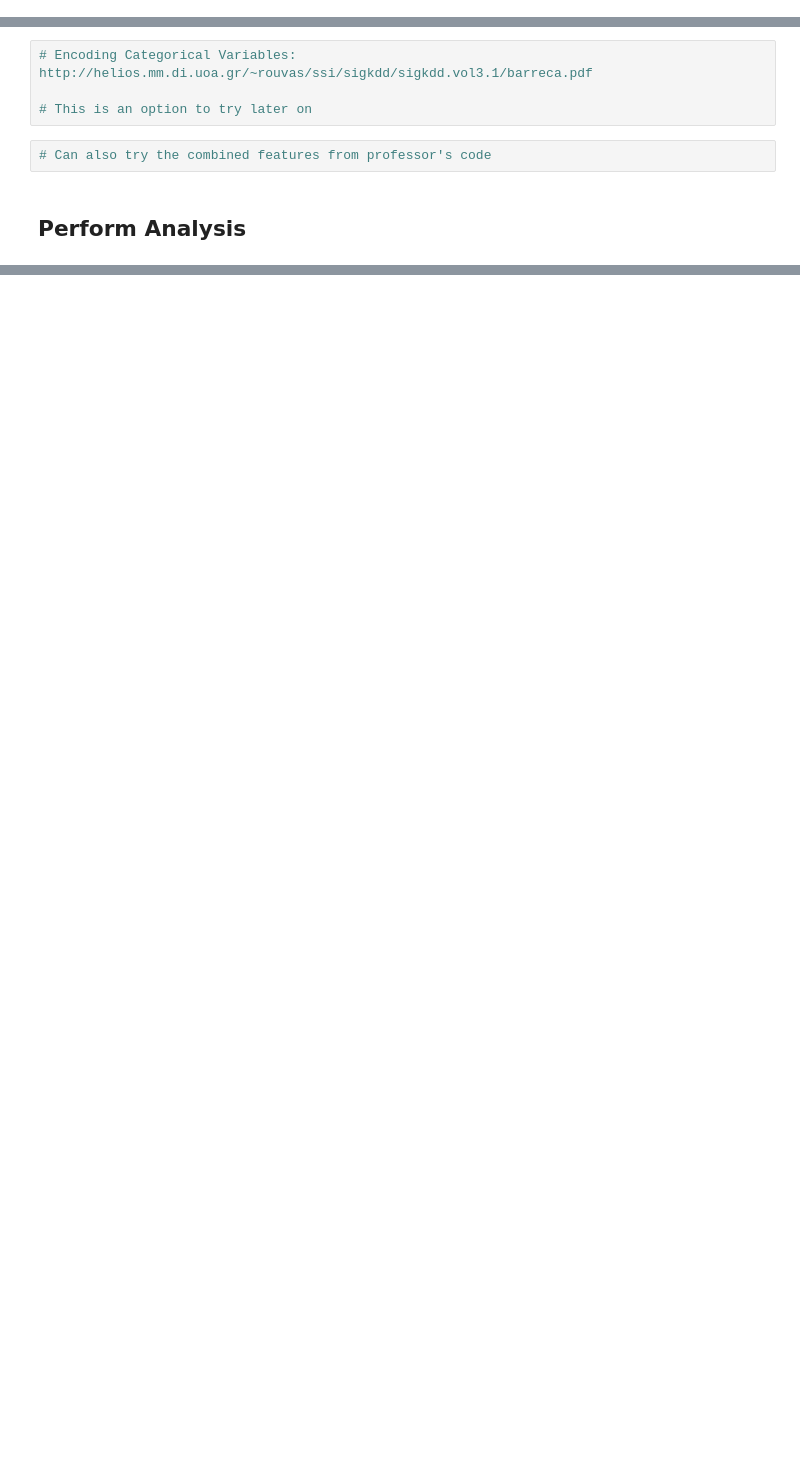
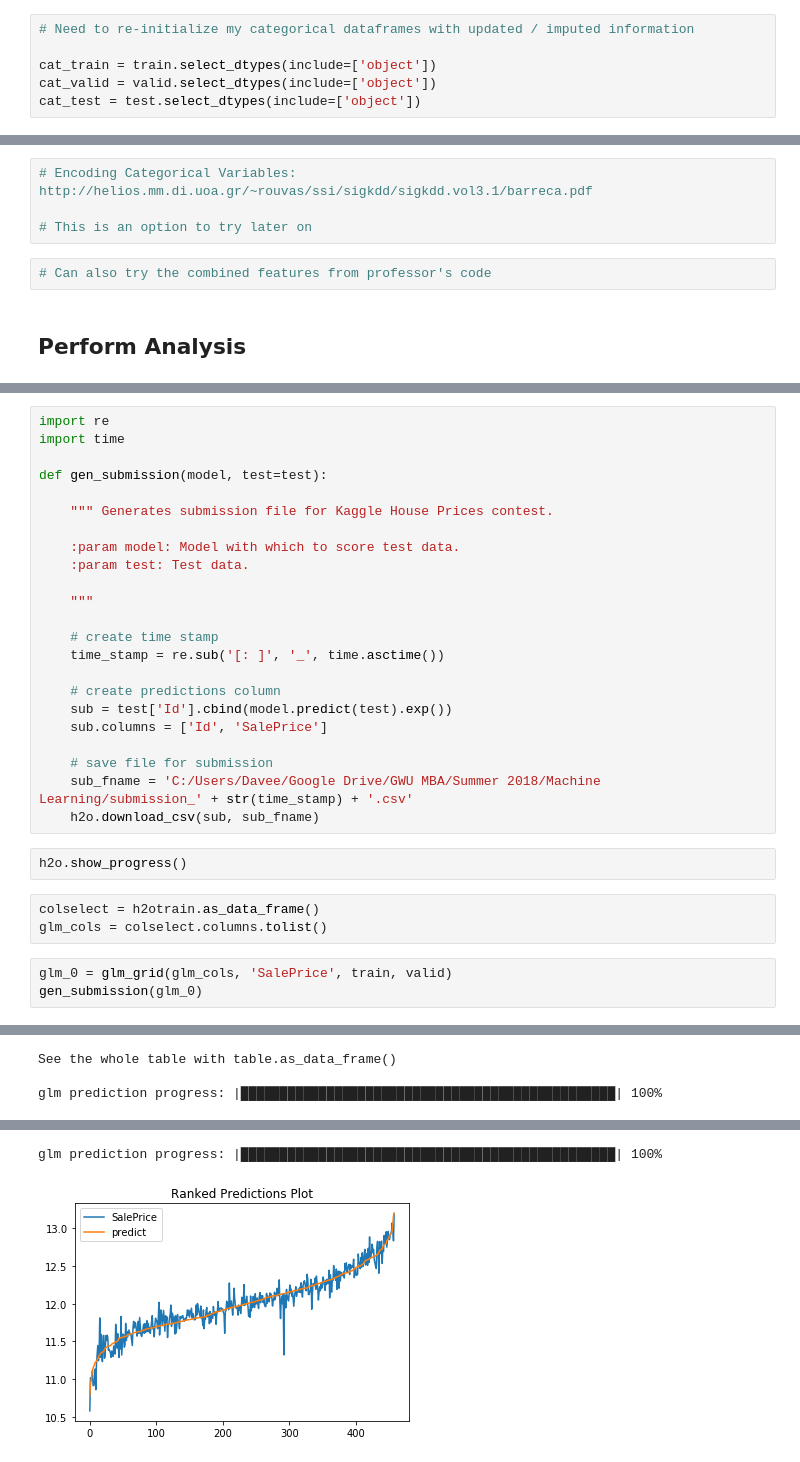
Before and after one commit to Wilson2214/HousePrice-MLClass, a Jupyter notebook: House Prices - Initial Linear Regression.ipynb, the cells around one changed output, grey strips where cells are left out. Saved outputs shown, nothing was run; the diff lists cells and outputs as text; blank space fills up the shorter version.

Commit message:
Initial GLM run (0.12759)

```diff
--- a/House Prices - Initial Linear Regression.ipynb
+++ b/House Prices - Initial Linear Regression.ipynb
@@ -680,6 +670,12 @@ sns.distplot(train['SalePrice'])
 [figure]
 # %% [markdown]
 ### One-Hot Encoding of Categorical Variables
+# %%
+# Need to re-initialize my categorical dataframes with updated / imputed information
+
+cat_train = train.select_dtypes(include=['object'])
+cat_valid = valid.select_dtypes(include=['object'])
+cat_test = test.select_dtypes(include=['object'])
 # %%
 # Taken directly from professor's code
 
@@ -772,0 +821,32 @@ sns.heatmap(corrmat, vmax=0.8, square=True,center=0)
+# %%
+import re
+import time
+
+def gen_submission(model, test=test):
+
+    """ Generates submission file for Kaggle House Prices contest.
+
+    :param model: Model with which to score test data.
+    :param test: Test data.
+
+    """
+
+    # create time stamp
+    time_stamp = re.sub('[: ]', '_', time.asctime())
+
+    # create predictions column
+    sub = test['Id'].cbind(model.predict(test).exp())
+    sub.columns = ['Id', 'SalePrice']
+
+    # save file for submission
+    sub_fname = 'C:/Users/Davee/Google Drive/GWU MBA/Summer 2018/Machine Learning/submission_' + str(time_stamp) + '.csv'
+    h2o.download_csv(sub, sub_fname)
+# %%
+h2o.show_progress()
+# %%
+colselect = h2otrain.as_data_frame()
+glm_cols = colselect.columns.tolist()
+# %%
+glm_0 = glm_grid(glm_cols, 'SalePrice', train, valid)
+gen_submission(glm_0)
+# %% [output]
@@ -772,0 +882,3 @@ sns.heatmap(corrmat, vmax=0.8, square=True,center=0)
+See the whole table with table.as_data_frame()
+
+glm prediction progress: |████████████████████████████████████████████████| 100%
@@ -772,0 +896,2 @@ sns.heatmap(corrmat, vmax=0.8, square=True,center=0)
+glm prediction progress: |████████████████████████████████████████████████| 100%
+[figure, added]
```
Also changed, not shown: parts of 10 cells of this notebook.
